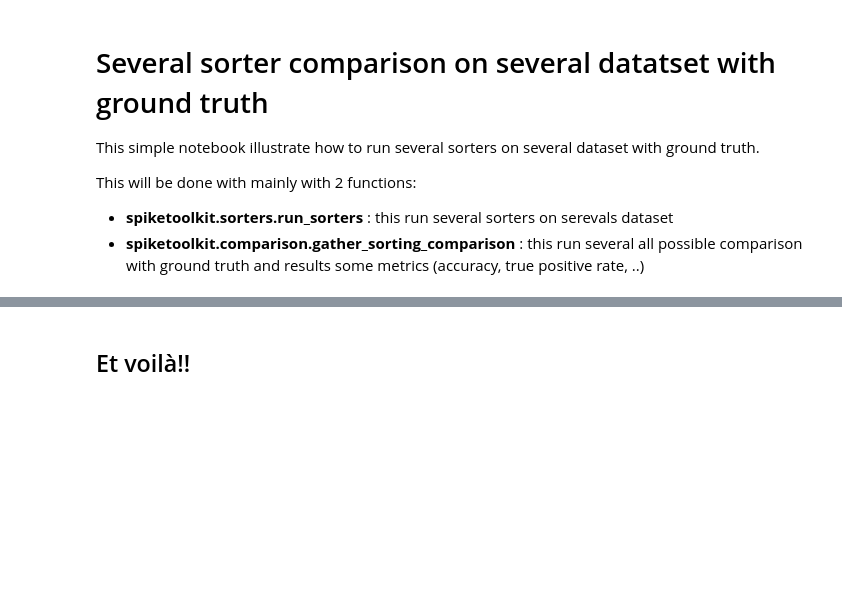
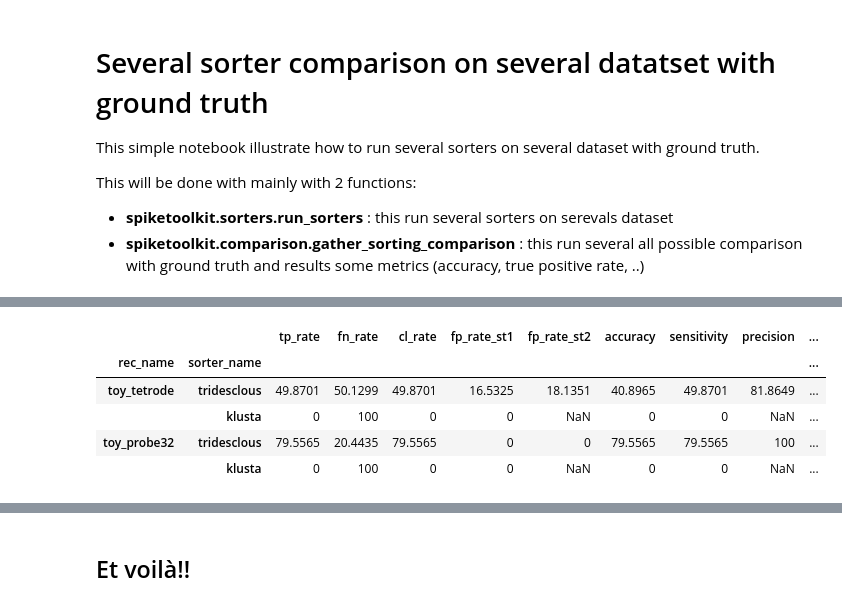
Before and after one commit to SpikeInterface/spiketoolkit, a Jupyter notebook: examples/sorter_comparison.ipynb, the cells around one changed output, grey strips where cells are left out. Saved outputs shown, nothing was run; the diff lists cells and outputs as text; code cells hidden in the pictures; blank space fills up the shorter version.

```diff
--- a/examples/sorter_comparison.ipynb
+++ b/examples/sorter_comparison.ipynb
@@ -107 +87,10 @@ comp_dataframes['performances']
+# %%
+dataframes['perf_pooled_with_average']
+# %% [output]
+|  |  | tp_rate | fn_rate | cl_rate | fp_rate_st1 | fp_rate_st2 | accuracy | sensitivity | precision | ... |
+| rec_name | sorter_name |  |  |  |  |  |  |  |  | ... |
+| toy_tetrode | tridesclous | 49.8701 | 50.1299 | 49.8701 | 16.5325 | 18.1351 | 40.8965 | 49.8701 | 81.8649 | ... |
+|  | klusta | 0 | 100 | 0 | 0 | NaN | 0 | 0 | NaN | ... |
+| toy_probe32 | tridesclous | 79.5565 | 20.4435 | 79.5565 | 0 | 0 | 79.5565 | 79.5565 | 100 | ... |
+|  | klusta | 0 | 100 | 0 | 0 | NaN | 0 | 0 | NaN | ... |
 # %%
```
Also changed, not shown: parts of 19 cells of this notebook, 4 other files.
